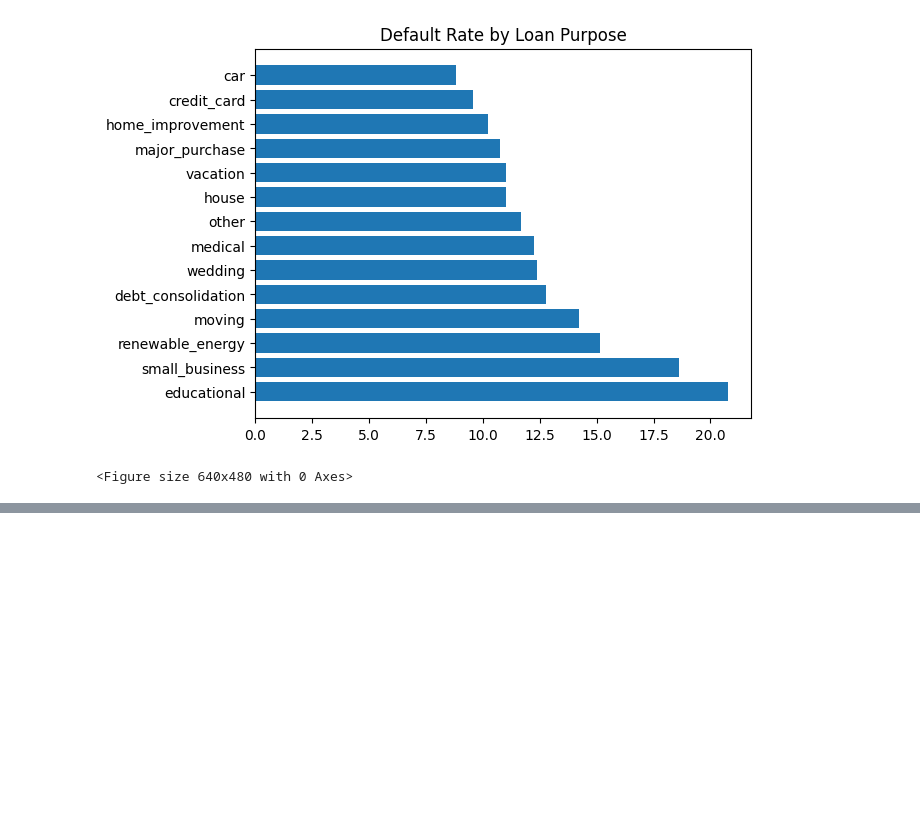
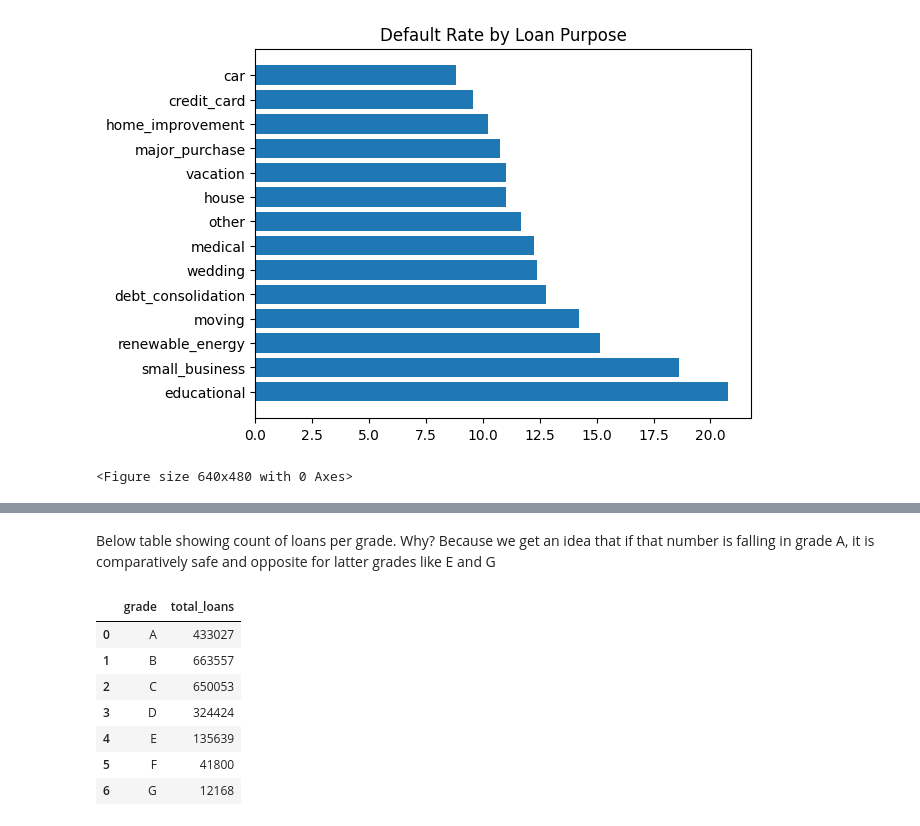
Before and after one commit to septembershashanksharma-hub/finsight-ai, a Jupyter notebook: week1_foundation.ipynb, the cells around one changed output, grey strips where cells are left out. Saved outputs shown, nothing was run; the diff lists cells and outputs as text; code cells hidden in the pictures; blank space fills up the shorter version.

```diff
--- a/week1_foundation.ipynb
+++ b/week1_foundation.ipynb
@@ -572,0 +599,13 @@ plt.savefig('reports/default_rate_by_purpose.png')
+# %% [markdown]
+Below table showing count of loans per grade. Why? Because we get an idea that if that number is falling in grade A, it is comparatively safe and opposite for latter grades like E and G
+# %%
+pd.read_sql("SELECT grade, COUNT(*) as total_loans FROM loans GROUP BY grade", conn)
+# %% [output]
+|  | grade | total_loans |
+| 0 | A | 433027 |
+| 1 | B | 663557 |
+| 2 | C | 650053 |
+| 3 | D | 324424 |
+| 4 | E | 135639 |
+| 5 | F | 41800 |
+| 6 | G | 12168 |
```
Also changed, not shown: parts of 25 cells of this notebook, 1 other file.
